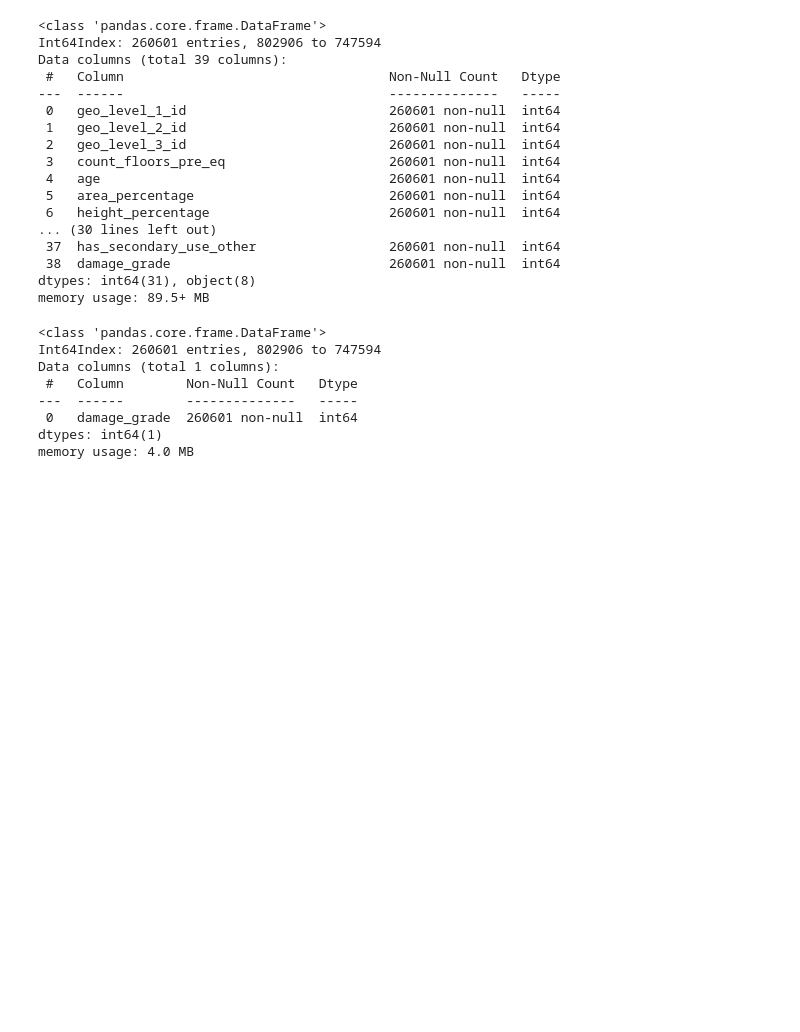
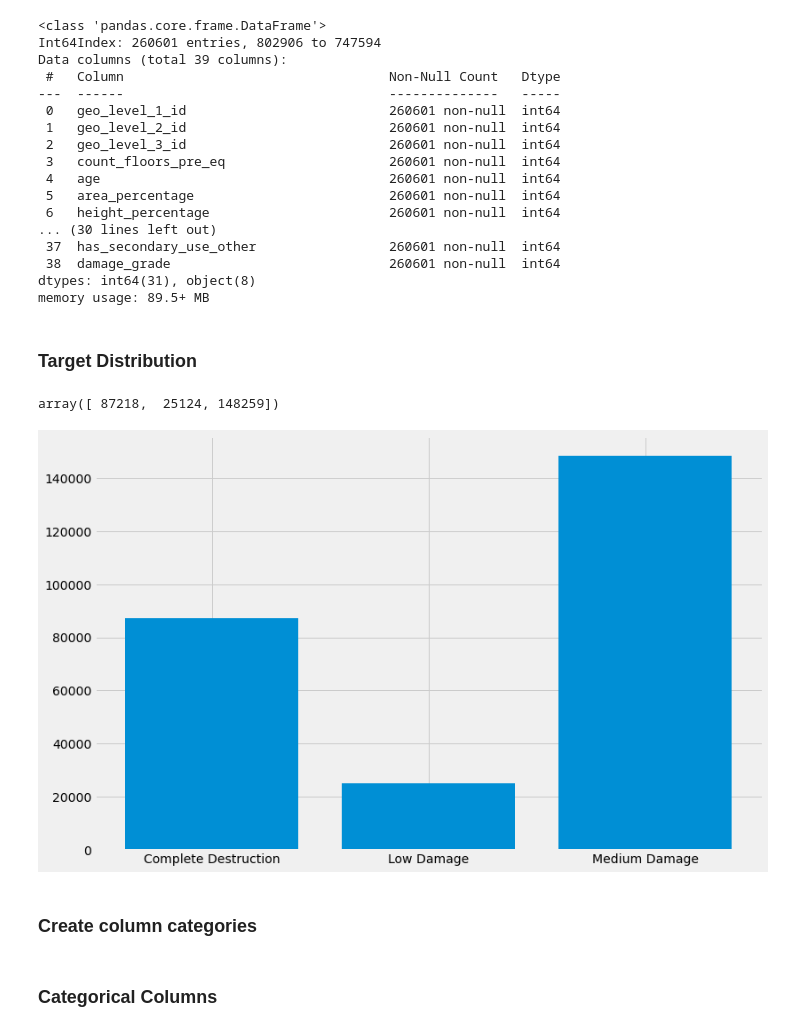
Before and after one commit to fivearm/Capstone_Repo, a Jupyter notebook: Data_Exploration.ipynb, the cells around one changed output. Cells and saved outputs as stored; diff of their text form; code cells hidden in the pictures; blank space fills up the shorter version.

Commit message:
column investigation

```diff
--- a/Data_Exploration.ipynb
+++ b/Data_Exploration.ipynb
@@ -3,3 +1,9 @@ import pandas as pd
+# %%
+import pandas as pd
+import matplotlib.pyplot as plt
+import seaborn as sns
+%matplotlib inline
+plt.style.use('fivethirtyeight')
 # %%
 df_values = pd.read_csv('Data/Nepal_Earthquake_train_values.csv', index_col='building_id')
 df_labels = pd.read_csv('Data/Nepal_Earthquake_train_labels.csv', index_col='building_id')
@@ -25,14 +31,19 @@ Data columns (total 39 columns):
  38  damage_grade                            260601 non-null  int64
 dtypes: int64(31), object(8)
 memory usage: 89.5+ MB
-# %%
-df_labels.info()
-# %% [output]
-<class 'pandas.core.frame.DataFrame'>
-Int64Index: 260601 entries, 802906 to 747594
-Data columns (total 1 columns):
- #   Column        Non-Null Count   Dtype
----  ------        --------------   -----
- 0   damage_grade  260601 non-null  int64
-dtypes: int64(1)
-memory usage: 4.0 MB
+# %% [markdown]
+### Target Distribution
+# %%
+df['damage_label'] = df.damage_grade.map(
+    {1:'Low Damage', 2:'Medium Damage', 3:'Complete Destruction'})
+df.groupby('damage_label')['age'].count().values
+# %% [output]
+array([ 87218,  25124, 148259])
+# %%
+fig, ax = plt.subplots(figsize=(12,8))
+ax.bar(df.groupby('damage_label')['age'].count().index,
+       df.groupby('damage_label')['age'].count().values);
+# %% [output]
+[figure, added]
+# %% [markdown]
+### Create column categories
@@ -39 +63,3 @@ memory usage: 4.0 MB
+# %% [markdown]
+### Categorical Columns
 # %%
```
Also changed, not shown: parts of 12 cells of this notebook.
